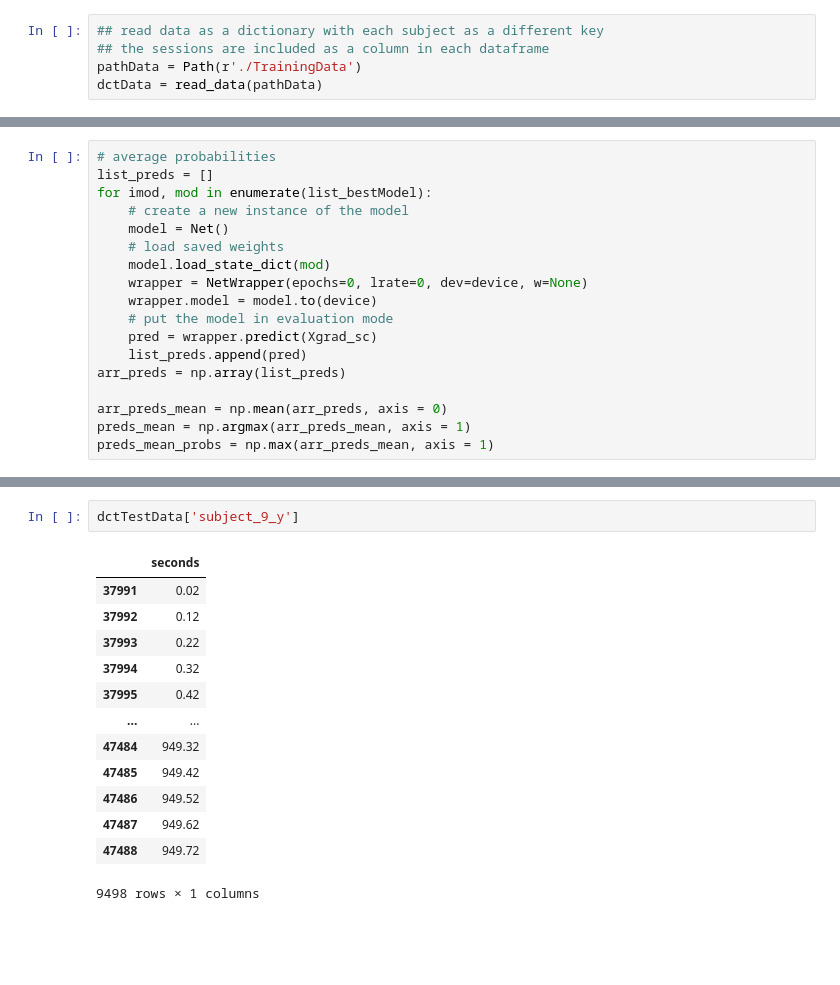
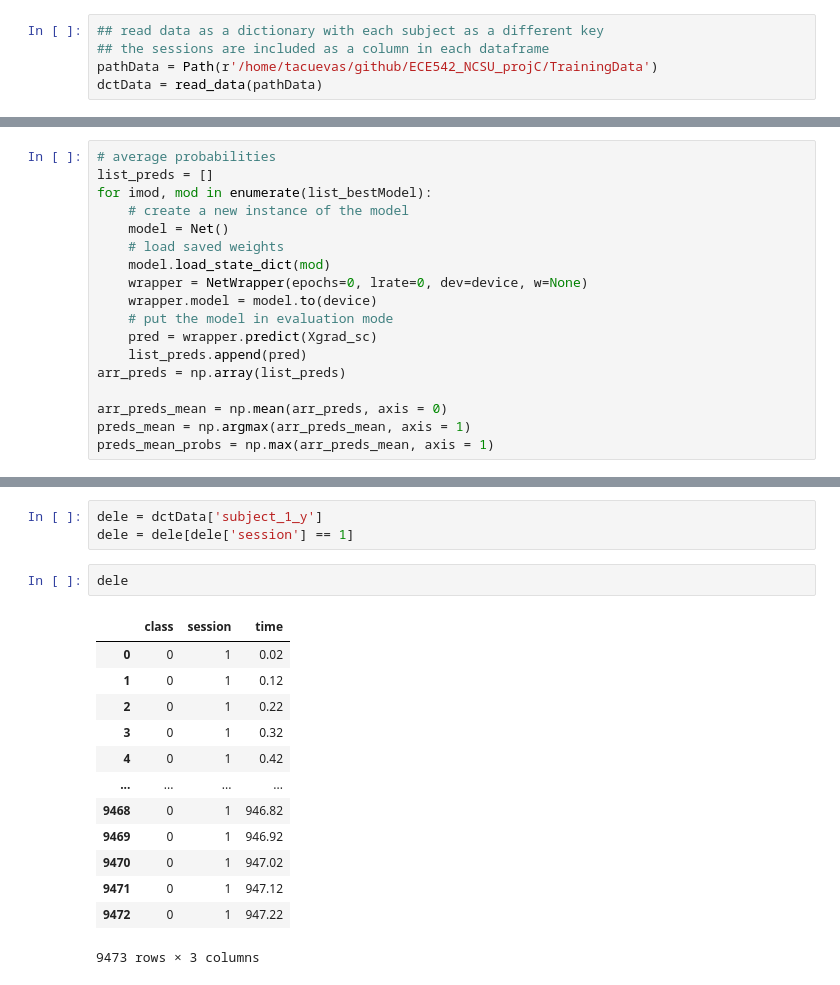
Before and after one commit to tomas19/ECE542_NCSU_projC, a Jupyter notebook: model09.ipynb, the cells around one changed output, grey strips where cells are left out. Drawn from its saved outputs; the diff is of its cells as text; blank space fills up the shorter version.

```diff
--- a/model09.ipynb
+++ b/model09.ipynb
@@ -31,7 +32,7 @@ import joblib
 # %%
 ## read data as a dictionary with each subject as a different key
 ## the sessions are included as a column in each dataframe
-pathData = Path(r'./TrainingData')
+pathData = Path(r'/home/tacuevas/github/ECE542_NCSU_projC/TrainingData')
 dctData = read_data(pathData)
 # %%
 ## upsample labels using nearest neighbor
@@ -738,16 +830,19 @@ dctTestData['subject_9_x']
-# %%
-dctTestData['subject_9_y']
-# %% [output]
-|  | seconds |
-| 37991 | 0.02 |
-| 37992 | 0.12 |
-| 37993 | 0.22 |
-| 37994 | 0.32 |
-| 37995 | 0.42 |
-| ... | ... |
-| 47484 | 949.32 |
-| 47485 | 949.42 |
-| 47486 | 949.52 |
-| 47487 | 949.62 |
-| 47488 | 949.72 |
-9498 rows × 1 columns
+# %%
+dele = dctData['subject_1_y']
+dele = dele[dele['session'] == 1]
+# %%
+dele
+# %% [output]
+|  | class | session | time |
+| 0 | 0 | 1 | 0.02 |
+| 1 | 0 | 1 | 0.12 |
+| 2 | 0 | 1 | 0.22 |
+| 3 | 0 | 1 | 0.32 |
+| 4 | 0 | 1 | 0.42 |
+| ... | ... | ... | ... |
+| 9468 | 0 | 1 | 946.82 |
+| 9469 | 0 | 1 | 946.92 |
+| 9470 | 0 | 1 | 947.02 |
+| 9471 | 0 | 1 | 947.12 |
+| 9472 | 0 | 1 | 947.22 |
+9473 rows × 3 columns
```
Also changed, not shown: parts of 34 cells of this notebook, 13 other files.
